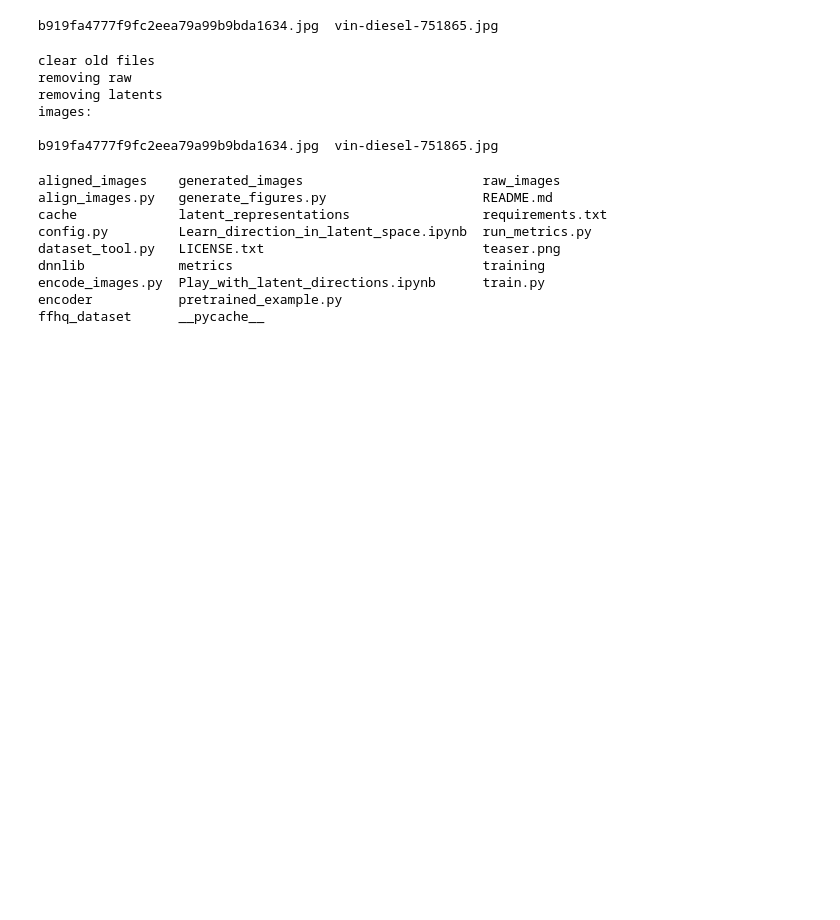
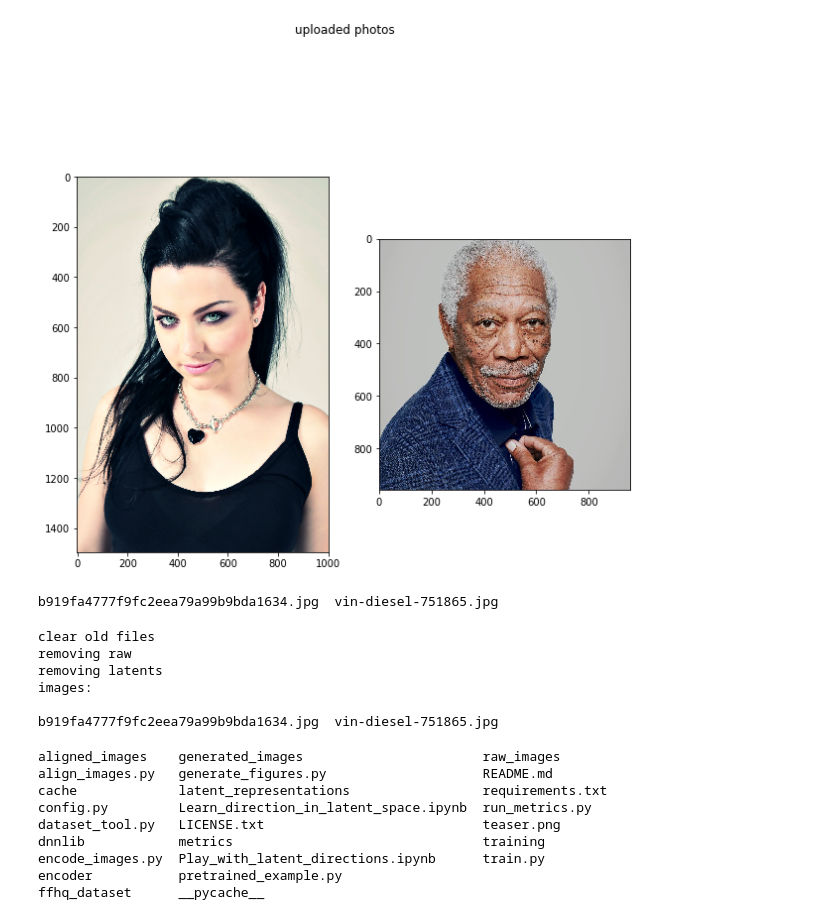
Before and after one commit to haimin777/fusePortraits, a Jupyter notebook: fuse_portraits.ipynb, the cells around one changed output. Cells and saved outputs as stored; diff of their text form; code cells hidden in the pictures; blank space fills up the shorter version.

```diff
--- a/fuse_portraits.ipynb
+++ b/fuse_portraits.ipynb
@@ -4,3 +7,15 @@ import glob
+# %%
+raw_folder = '/home/bizon/CBIS-DDSM/other/fuse_face_flask/uploads'
+
+plt.figure(figsize=(10,10))
+plt.subplot(121).imshow(PIL.Image.open(os.path.join(raw_folder, os.listdir(raw_folder)[0])))
+plt.subplot(122).imshow(PIL.Image.open(os.path.join(raw_folder, os.listdir(raw_folder)[1])))
+plt.suptitle('uploaded photos')
+
+img = io.BytesIO()
+plt.savefig(img, format='png')
+# %% [output]
+[figure, added]
 # %%
 # Images links
 
```
Also changed, not shown: parts of 2 cells of this notebook, 14 other files.
